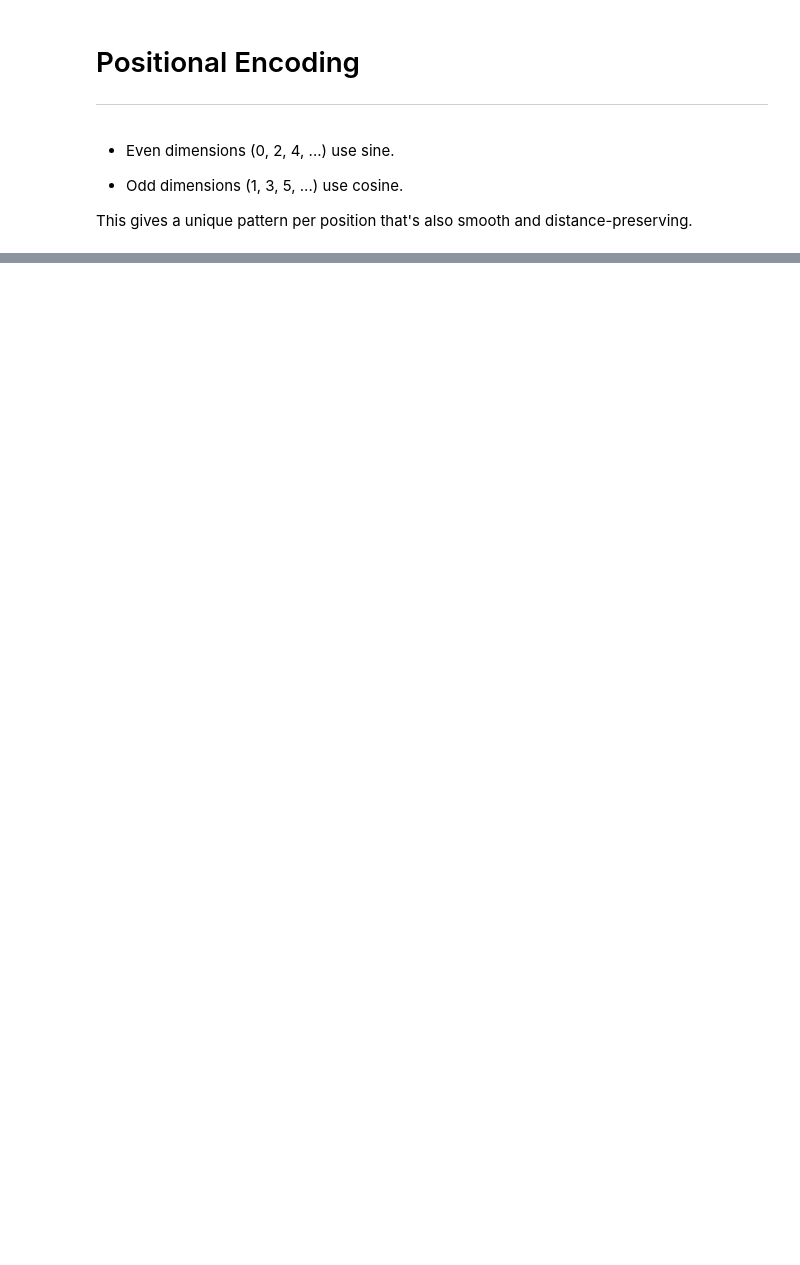
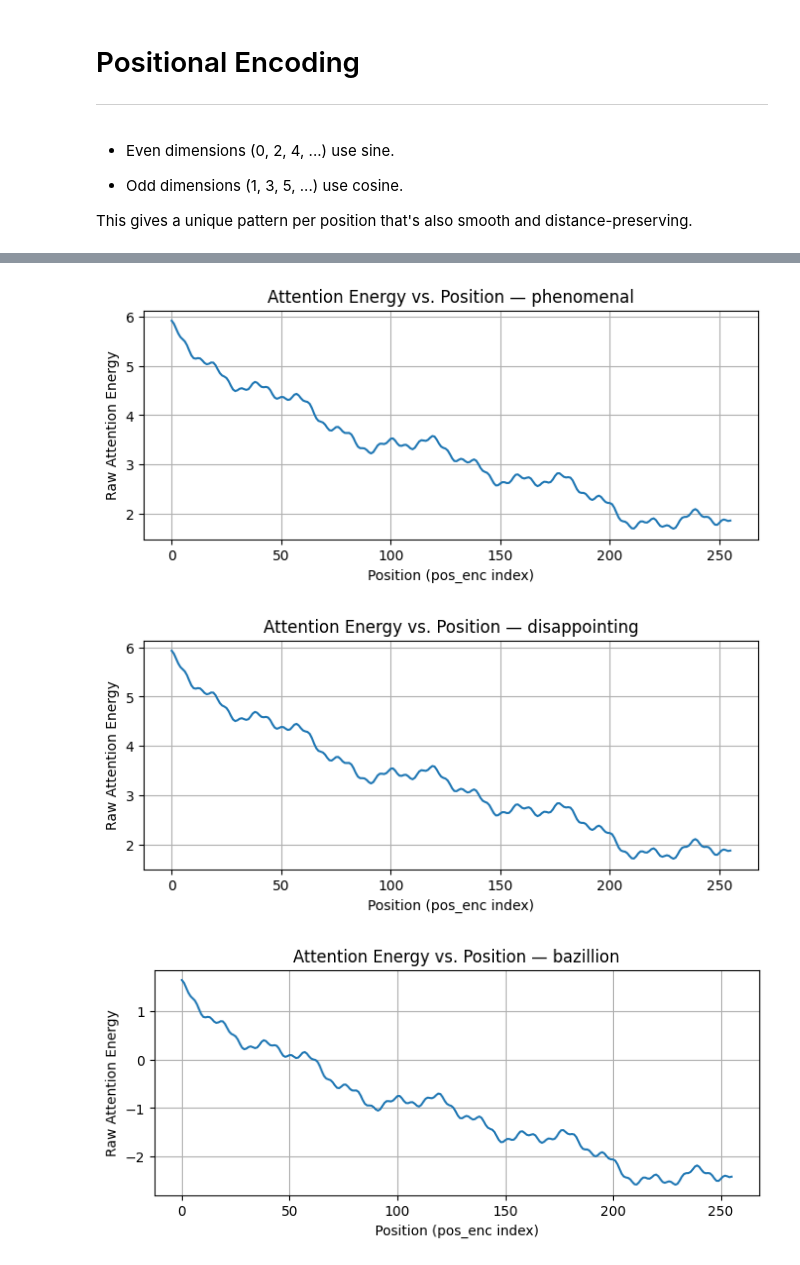
Before and after one commit to roguxivlo/Machine-Learning-2024, a Jupyter notebook: Lab12_nlp-introduction.ipynb, the cells around one changed output, grey strips where cells are left out. Saved outputs shown, nothing was run; the diff lists cells and outputs as text; code cells hidden in the pictures; blank space fills up the shorter version.

```diff
--- a/Lab12_nlp-introduction.ipynb
+++ b/Lab12_nlp-introduction.ipynb
@@ -902,6 +838,6 @@ plt.show()
 # %%
 embed_cnt = 16          # word embeddings
-pos_cnt = 4             # pos embeddings
+pos_cnt = 16            # pos embeddings
 feature_cnt = feature_cnt + pos_cnt
 
 vocab_len = max(vocab.values()) + 1   # maximal value (index) of a token
@@ -942,7 +878,7 @@ class Net_Attention_And_PE(torch.nn.Module):
 net_att_pe = Net_Attention_And_PE()
 
 # Execute training again
-train_loss, val_loss, train_acc, val_acc = train_model(net_att_pe, train_loader, val_loader, epochs = 100)
+train_loss, val_loss, train_acc, val_acc = train_model(net_att_pe, train_loader, val_loader, epochs = 20)
 plot_training_curves(train_loss, val_loss, train_acc, val_acc)
 # %% [output]
 Working on cpu
@@ -988,0 +948,35 @@ plot_training_curves(train_loss, val_loss, train_acc, val_acc)
+# %%
+import matplotlib.pyplot as plt
+import torch
+import torch.nn.functional as F
+
+# Words to test
+probe_words = ["phenomenal", "disappointing", "bazillion", "<PAD>"]
+MAX_LEN = S.size(0)  # number of positions in your positional encoding matrix
+
+# Evaluate in no-grad mode
+net_att_pe.eval()
+with torch.no_grad():
+    for word in probe_words:
+        token_idx = vocab.get(word, vocab["<UNK>"])
+        token_embed = net_att_pe.embedding(torch.tensor([token_idx]))  # shape: (1, embed_cnt)
+
+        energies = []
+        for pos in range(MAX_LEN):
+            pos_enc = S[pos]  # shape: (pos_cnt,)
+            full_input = torch.cat([token_embed.squeeze(0), pos_enc], dim=-1)  # shape: (feature_cnt,)
+            energy = net_att_pe.attention.energy(full_input.unsqueeze(0).unsqueeze(0))  # shape: (1, 1, 1)
+            energies.append(energy.item())
+
+        # Plot the energy across positions
+        plt.figure(figsize=(8, 3))
+        plt.plot(range(MAX_LEN), energies)
+        plt.title(f"Attention Energy vs. Position — {word}")
+        plt.xlabel("Position (pos_enc index)")
+        plt.ylabel("Raw Attention Energy")
+        plt.grid(True)
+        plt.show()
+# %% [output]
+[figure, added]
+[figure, added]
+[figure, added]
```
Also changed, not shown: parts of 20 cells of this notebook.
